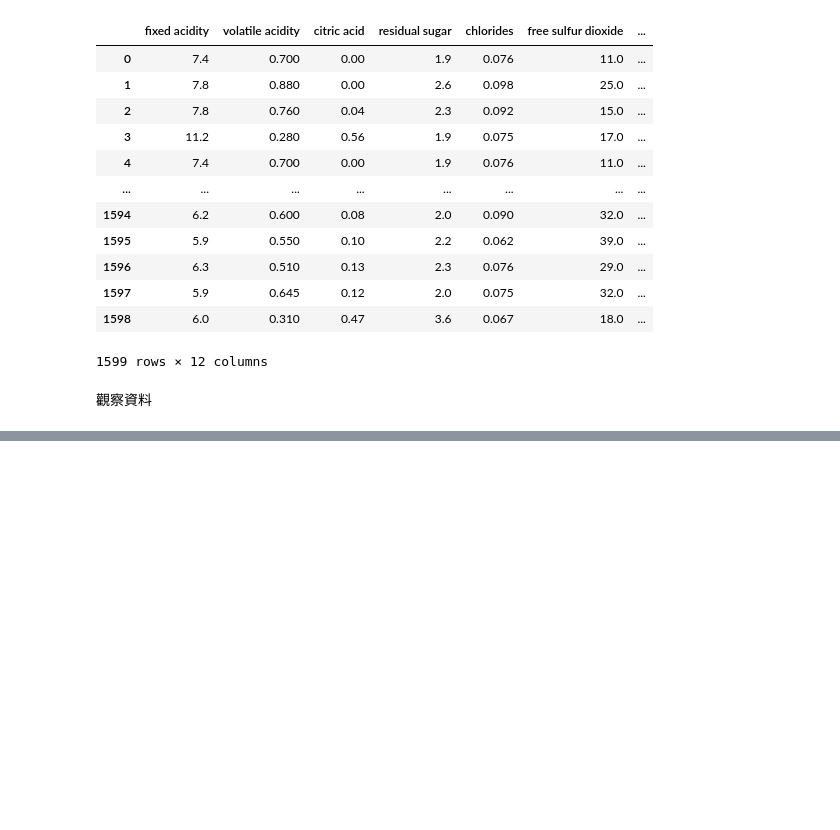
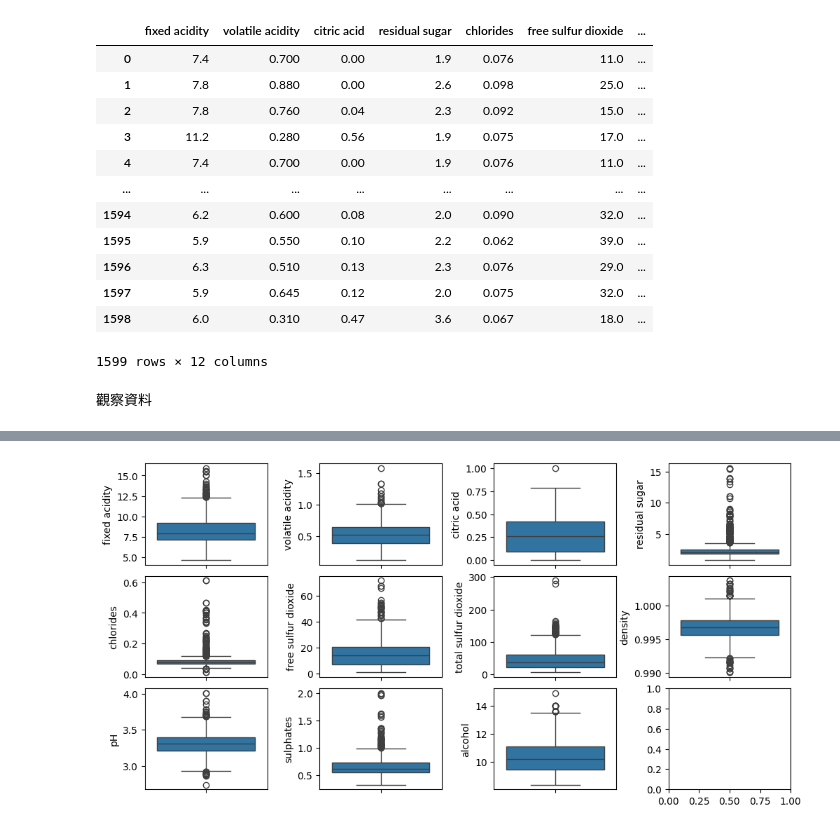
Before and after one commit to ckwei379/Prediction-of-quality-of-Wine, a Jupyter notebook: 專題實作_02：紅酒品質分類預測.ipynb, the cells around one changed output, grey strips where cells are left out. Drawn from its saved outputs; the diff is of its cells as text; code cells hidden in the pictures; blank space fills up the shorter version.

```diff
--- a/專題實作_02：紅酒品質分類預測.ipynb
+++ b/專題實作_02：紅酒品質分類預測.ipynb
@@ -332,0 +70,15 @@ This will become an error in seaborn v0.14.0; please update your code.
+# %%
+# 觀察資料是否有outlier
+fig, ax = plt.subplots(ncols=4, nrows=3, figsize=(10, 5))
+ax = ax.flatten()
+index = 0
+for i in df.columns:
+  if i != 'quality':
+    sns.boxplot(y=i, data=df, ax=ax[index])
+    index +=1
+plt.tight_layout(pad=0.4)
+plt.show()
+# 從結果中可看見各特徵皆有outlier存在
+# 高品質的紅酒可能具有與其他紅酒不同的特徵值，因此不移除outlier
+# %% [output]
+[figure, added]
```
Also changed, not shown: parts of 41 cells of this notebook.
